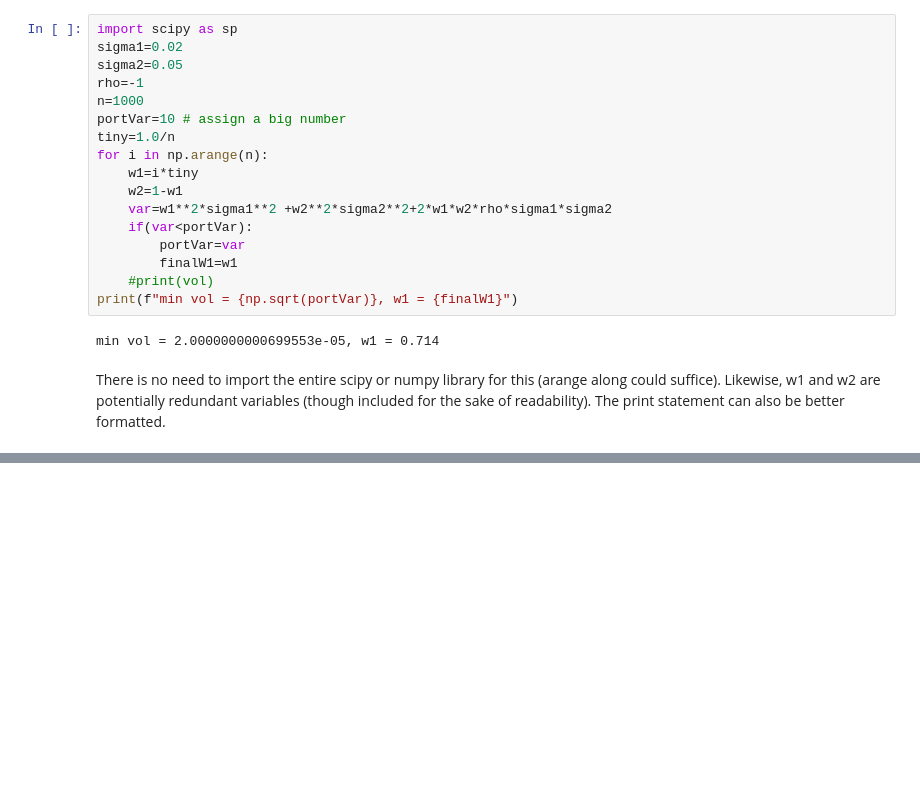
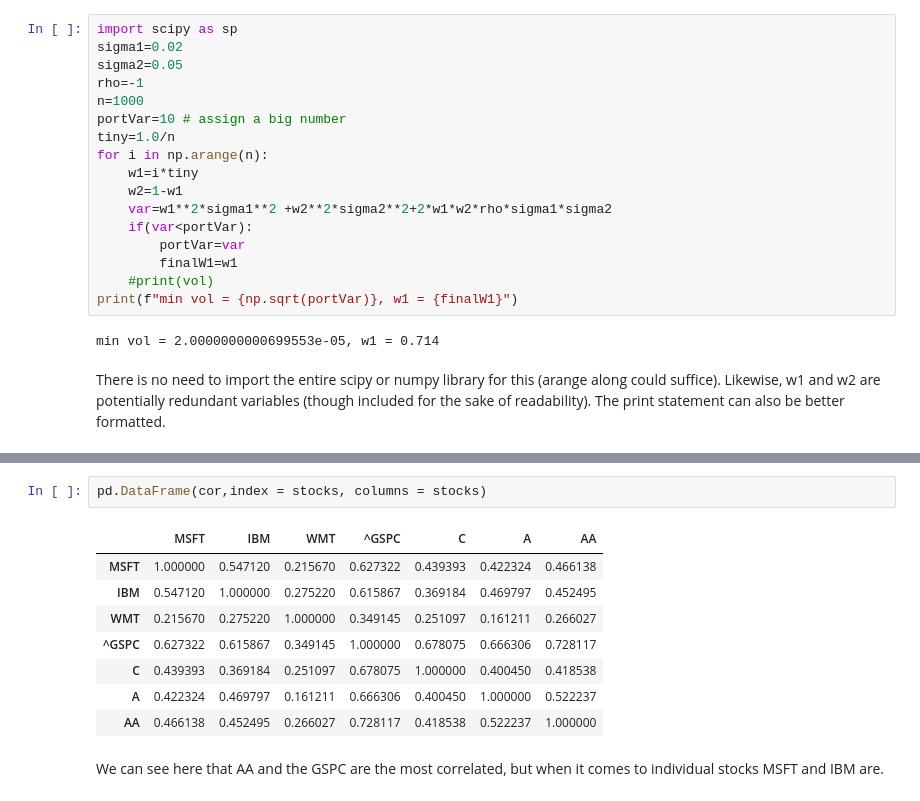
Before and after one commit to leoouyang781/Test-Repository, a Jupyter notebook: Python-For-Finance-2nd-Edition/Chapter 9.ipynb, the cells around one changed output, grey strips where cells are left out. Drawn from its saved outputs; the diff is of its cells as text; blank space fills up the shorter version.

```diff
--- a/Python-For-Finance-2nd-Edition/Chapter 9.ipynb
+++ b/Python-For-Finance-2nd-Edition/Chapter 9.ipynb
@@ -904,0 +964,13 @@ There is no need to import the entire scipy or numpy library for this (arange al
+# %%
+pd.DataFrame(cor,index = stocks, columns = stocks)
+# %% [output]
+|  | MSFT | IBM | WMT | ^GSPC | C | A | AA |
+| MSFT | 1.000000 | 0.547120 | 0.215670 | 0.627322 | 0.439393 | 0.422324 | 0.466138 |
+| IBM | 0.547120 | 1.000000 | 0.275220 | 0.615867 | 0.369184 | 0.469797 | 0.452495 |
+| WMT | 0.215670 | 0.275220 | 1.000000 | 0.349145 | 0.251097 | 0.161211 | 0.266027 |
+| ^GSPC | 0.627322 | 0.615867 | 0.349145 | 1.000000 | 0.678075 | 0.666306 | 0.728117 |
+| C | 0.439393 | 0.369184 | 0.251097 | 0.678075 | 1.000000 | 0.400450 | 0.418538 |
+| A | 0.422324 | 0.469797 | 0.161211 | 0.666306 | 0.400450 | 1.000000 | 0.522237 |
+| AA | 0.466138 | 0.452495 | 0.266027 | 0.728117 | 0.418538 | 0.522237 | 1.000000 |
+# %% [markdown]
+We can see here that AA and the GSPC are the most correlated, but when it comes to individual stocks MSFT and IBM are.
```
Also changed, not shown: parts of 5 cells of this notebook.
